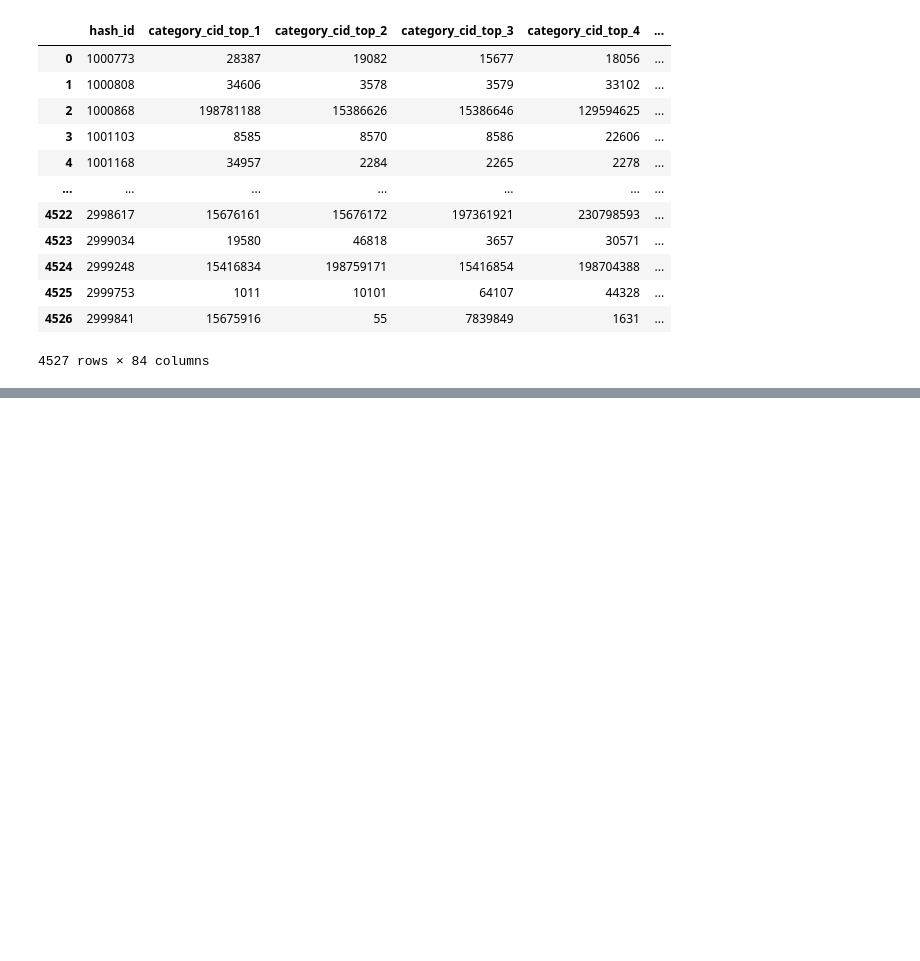
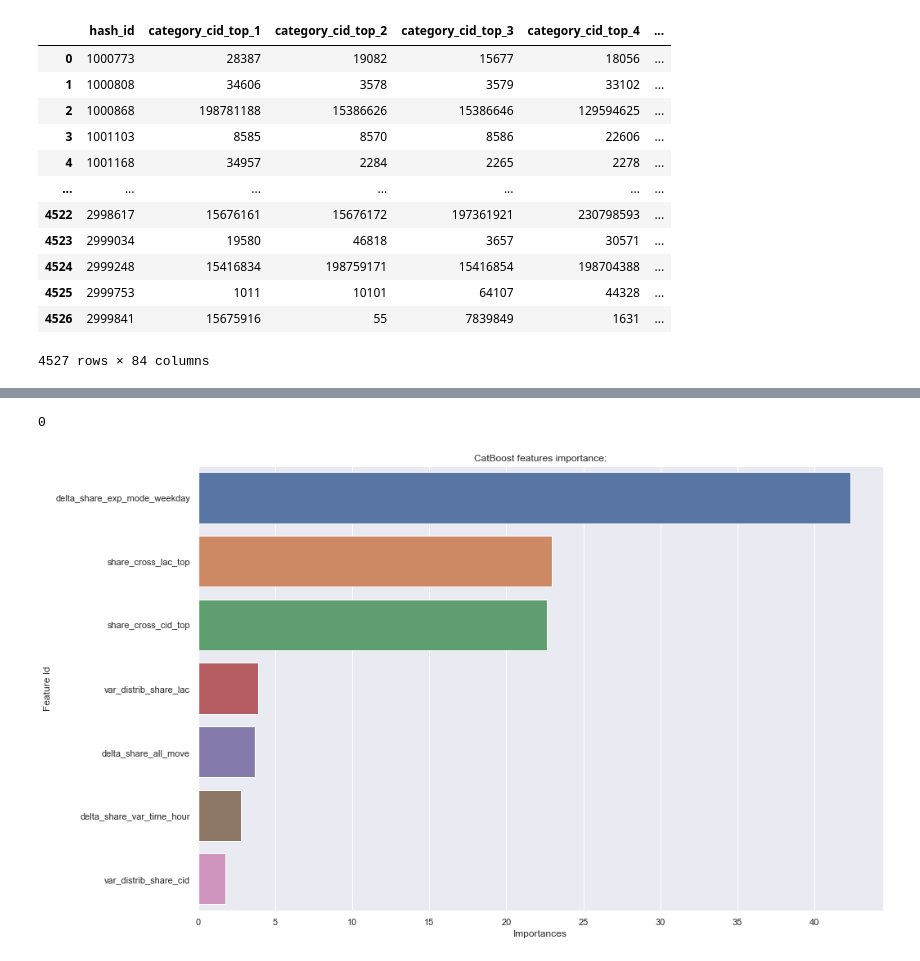
Before and after one commit to IvanovNA01/OneFactor_test, a Jupyter notebook: test_to_OneFactor.ipynb, the cells around one changed output, grey strips where cells are left out. Cells and saved outputs as stored; diff of their text form; code cells hidden in the pictures; blank space fills up the shorter version.

```diff
--- a/test_to_OneFactor.ipynb
+++ b/test_to_OneFactor.ipynb
@@ -914,0 +823,3 @@ df_answer.to_csv("answer_to_test.csv")
+# %%
+# рассчитаем метрики на тестовом сбалансированном датасете
+cbc_res = test_predict(X_res,y_res)
@@ -914,0 +867,5 @@ df_answer.to_csv("answer_to_test.csv")
+# %%
+feature_importance(cbc_res)
+# %% [output]
+0
+[figure, added]
```
Also changed, not shown: parts of 51 cells of this notebook, 32 other files.
